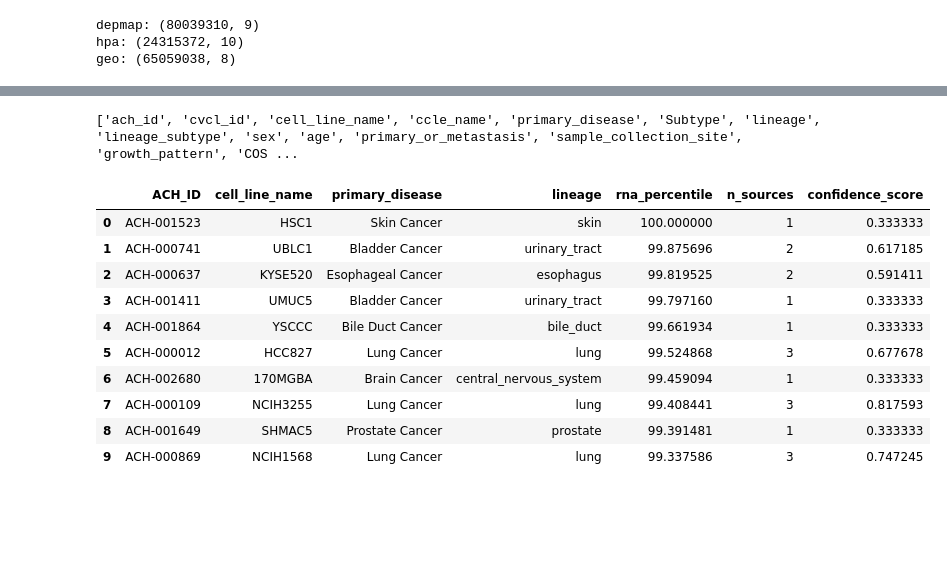
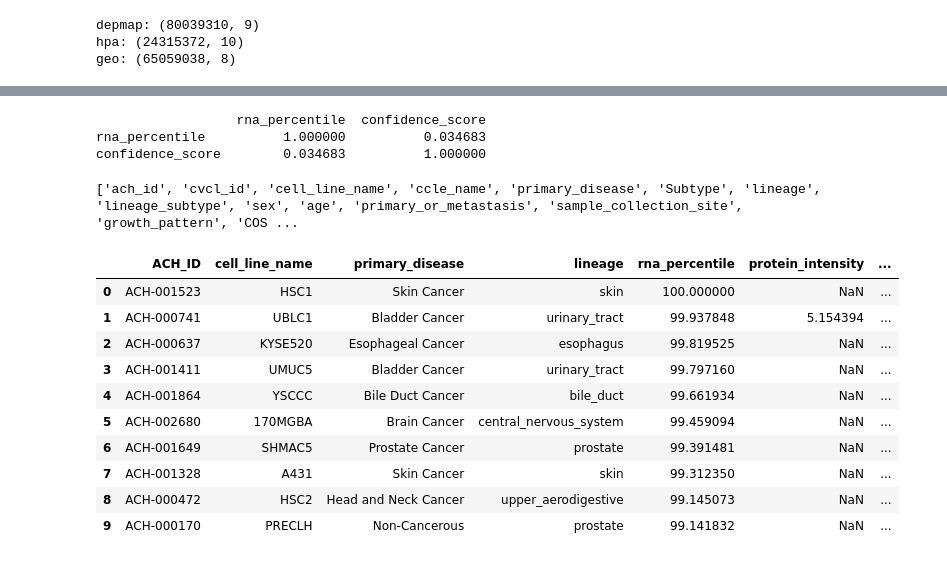
Before and after one commit to NattawasP/SEMTM0044_2025_AYEAR_TEAM34, a Jupyter notebook: notebooks/Victor_Data Exploration/Percentile_Ranking.ipynb, the cells around one changed output, grey strips where cells are left out. Drawn from its saved outputs; the diff is of its cells as text; code cells hidden in the pictures; blank space fills up the shorter version.

```diff
--- a/notebooks/Victor_Data Exploration/Percentile_Ranking.ipynb
+++ b/notebooks/Victor_Data Exploration/Percentile_Ranking.ipynb
@@ -121,0 +87,9 @@ combined.head(10)
+# %%
+import numpy as np
+
+for name, df, raw_col in [("depmap", depmap, "tpm"),
+                          ("hpa",    hpa,    "tpm"),
+                          ("geo",    geo,    "tpm")]:
+    s = df.head(200000)
+    diff = (np.log2(s[raw_col] + 1) - s["log2_tpm_plus1"]).abs().max()
+    print(f"{name:7s} max diff = {diff}")
@@ -121,0 +240,5 @@ combined.head(10)
+# %%
+combined["weighted_score"] = combined["rna_percentile"] * combined["confidence_score"]
+combined.sort_values("weighted_score", ascending=False)[
+    ["ACH_ID", "rna_percentile", "n_sources", "confidence_score", "protein_intensity", "weighted_score"]
+].head(10)
@@ -122,3 +257,9 @@ combined.head(10)
+# %%
+print(combined[["rna_percentile", "confidence_score"]].corr())
+# %% [output]
+                  rna_percentile  confidence_score
+rna_percentile          1.000000          0.034683
+confidence_score        0.034683          1.000000
 # %%
 # load the cell line dictionary
 dim = pd.read_csv("../../data/AZ_harmonized_data/dim_cell_lines.csv")
@@ -128,19 +269,20 @@ print(dim.columns.tolist())   # check the name column
 # %%
 # merge names onto the ranking
 named = combined.merge(
     dim[["ach_id", "cell_line_name", "primary_disease", "lineage"]],
     left_on="ACH_ID", right_on="ach_id", how="left"
 )
-named[["ACH_ID", "cell_line_name", "primary_disease", "lineage", "rna_percentile", "n_sources", "confidence_score"]].head(10)
+named[["ACH_ID", "cell_line_name", "primary_disease", "lineage", "rna_percentile", "protein_intensity", "protein_percentile",
+       "n_sources", "confidence_score", "weighted_score"]].head(10)
 # %% [output]
-|  | ACH_ID | cell_line_name | primary_disease | lineage | rna_percentile | n_sources | confidence_score |
-| 0 | ACH-001523 | HSC1 | Skin Cancer | skin | 100.000000 | 1 | 0.333333 |
-| 1 | ACH-000741 | UBLC1 | Bladder Cancer | urinary_tract | 99.875696 | 2 | 0.617185 |
-| 2 | ACH-000637 | KYSE520 | Esophageal Cancer | esophagus | 99.819525 | 2 | 0.591411 |
-| 3 | ACH-001411 | UMUC5 | Bladder Cancer | urinary_tract | 99.797160 | 1 | 0.333333 |
-| 4 | ACH-001864 | YSCCC | Bile Duct Cancer | bile_duct | 99.661934 | 1 | 0.333333 |
-| 5 | ACH-000012 | HCC827 | Lung Cancer | lung | 99.524868 | 3 | 0.677678 |
-| 6 | ACH-002680 | 170MGBA | Brain Cancer | central_nervous_system | 99.459094 | 1 | 0.333333 |
-| 7 | ACH-000109 | NCIH3255 | Lung Cancer | lung | 99.408441 | 3 | 0.817593 |
-| 8 | ACH-001649 | SHMAC5 | Prostate Cancer | prostate | 99.391481 | 1 | 0.333333 |
-| 9 | ACH-000869 | NCIH1568 | Lung Cancer | lung | 99.337586 | 3 | 0.747245 |
+|  | ACH_ID | cell_line_name | primary_disease | lineage | rna_percentile | protein_intensity | ... |
+| 0 | ACH-001523 | HSC1 | Skin Cancer | skin | 100.000000 | NaN | ... |
+| 1 | ACH-000741 | UBLC1 | Bladder Cancer | urinary_tract | 99.937848 | 5.154394 | ... |
+| 2 | ACH-000637 | KYSE520 | Esophageal Cancer | esophagus | 99.819525 | NaN | ... |
+| 3 | ACH-001411 | UMUC5 | Bladder Cancer | urinary_tract | 99.797160 | NaN | ... |
+| 4 | ACH-001864 | YSCCC | Bile Duct Cancer | bile_duct | 99.661934 | NaN | ... |
+| 5 | ACH-002680 | 170MGBA | Brain Cancer | central_nervous_system | 99.459094 | NaN | ... |
+| 6 | ACH-001649 | SHMAC5 | Prostate Cancer | prostate | 99.391481 | NaN | ... |
+| 7 | ACH-001328 | A431 | Skin Cancer | skin | 99.312350 | NaN | ... |
+| 8 | ACH-000472 | HSC2 | Head and Neck Cancer | upper_aerodigestive | 99.145073 | NaN | ... |
+| 9 | ACH-000170 | PRECLH | Non-Cancerous | prostate | 99.141832 | NaN | ... |
```
Also changed, not shown: parts of 11 cells of this notebook, 1 other file.
